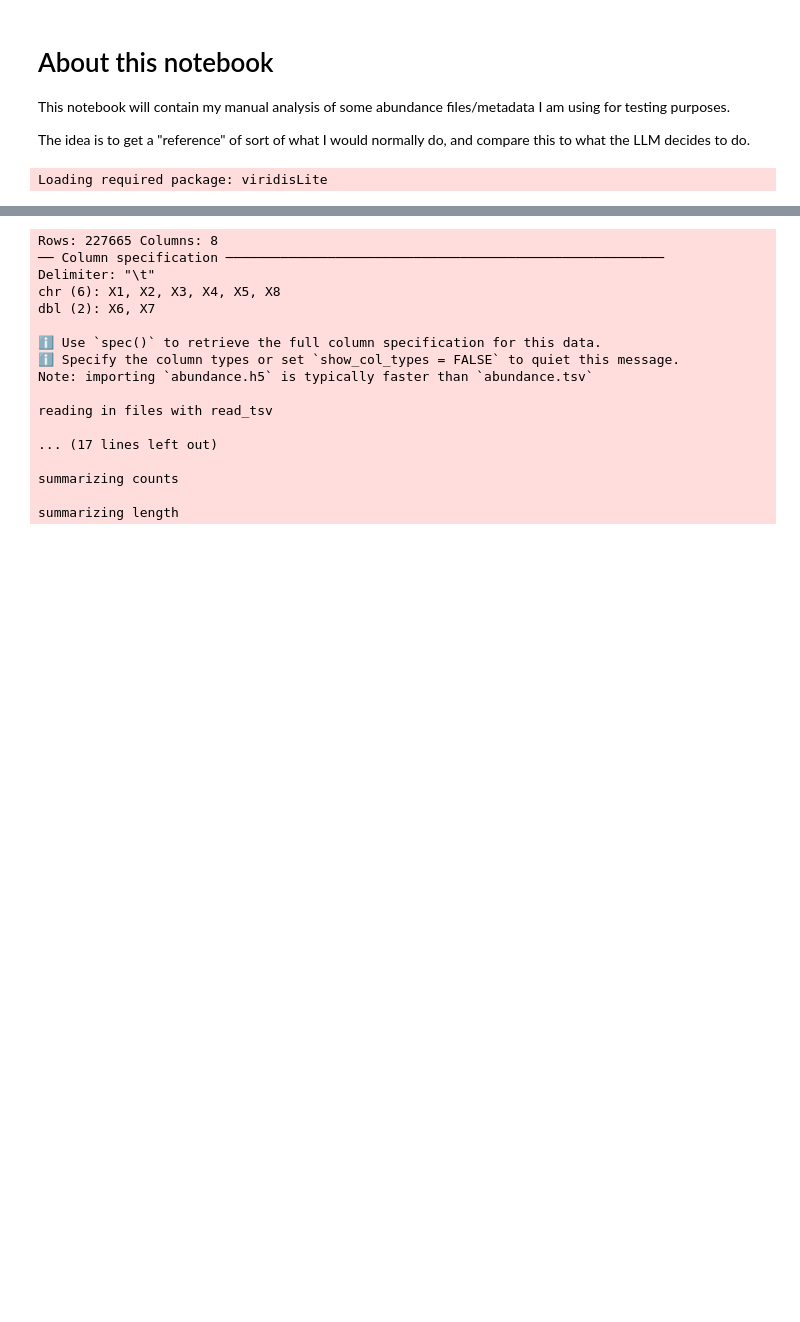
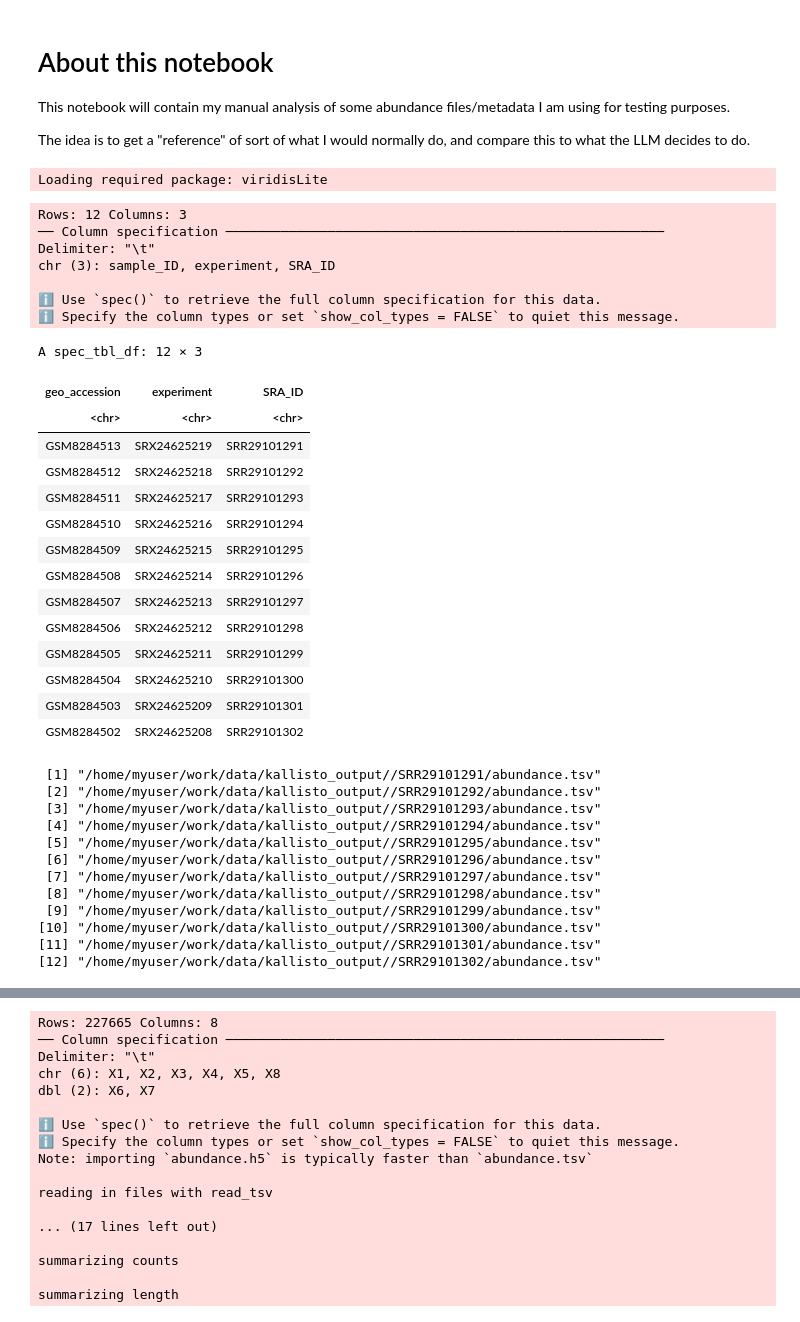
Before and after one commit to Kevin-G-Chen/UORCA, a Jupyter notebook: notebooks/3_analyse_data/ManualRNASeqAnalysis/ManualAnalysis.ipynb, the cells around one changed output, grey strips where cells are left out. Cells and saved outputs as stored; diff of their text form; code cells hidden in the pictures; blank space fills up the shorter version.

```diff
--- a/notebooks/3_analyse_data/ManualRNASeqAnalysis/ManualAnalysis.ipynb
+++ b/notebooks/3_analyse_data/ManualRNASeqAnalysis/ManualAnalysis.ipynb
@@ -16,6 +16,51 @@ library(janitor) # for cleaning up column names, though I'm not sure if this wil
 library(viridis)
 # %% [output]
 Loading required package: viridisLite
+# %%
+# In addition to loading the sample metadata, as per below, I also need to load a bit of extra "data" which links the sample GEO accessions to the SRA IDs
+
+link_meta <- read_tsv("~/work/notebooks//2_extract_data/results.txt") %>%
+dplyr::rename(geo_accession = sample_ID)
+link_meta
+
+# Now that these are all linked, everything is more rigorous (that's generous, more like the analysis is valid now, before it was not)
+
+files
+# %% [output]
+Rows: 12 Columns: 3
+── Column specification ────────────────────────────────────────────────────────
+Delimiter: "\t"
+chr (3): sample_ID, experiment, SRA_ID
+
+ℹ Use `spec()` to retrieve the full column specification for this data.
+ℹ Specify the column types or set `show_col_types = FALSE` to quiet this message.
+A spec_tbl_df: 12 × 3
+| geo_accession | experiment | SRA_ID |
+| <chr> | <chr> | <chr> |
+| GSM8284513 | SRX24625219 | SRR29101291 |
+| GSM8284512 | SRX24625218 | SRR29101292 |
+| GSM8284511 | SRX24625217 | SRR29101293 |
+| GSM8284510 | SRX24625216 | SRR29101294 |
+| GSM8284509 | SRX24625215 | SRR29101295 |
+| GSM8284508 | SRX24625214 | SRR29101296 |
+| GSM8284507 | SRX24625213 | SRR29101297 |
+| GSM8284506 | SRX24625212 | SRR29101298 |
+| GSM8284505 | SRX24625211 | SRR29101299 |
+| GSM8284504 | SRX24625210 | SRR29101300 |
+| GSM8284503 | SRX24625209 | SRR29101301 |
+| GSM8284502 | SRX24625208 | SRR29101302 |
+ [1] "/home/myuser/work/data/kallisto_output//SRR29101291/abundance.tsv"
+ [2] "/home/myuser/work/data/kallisto_output//SRR29101292/abundance.tsv"
+ [3] "/home/myuser/work/data/kallisto_output//SRR29101293/abundance.tsv"
+ [4] "/home/myuser/work/data/kallisto_output//SRR29101294/abundance.tsv"
+ [5] "/home/myuser/work/data/kallisto_output//SRR29101295/abundance.tsv"
+ [6] "/home/myuser/work/data/kallisto_output//SRR29101296/abundance.tsv"
+ [7] "/home/myuser/work/data/kallisto_output//SRR29101297/abundance.tsv"
+ [8] "/home/myuser/work/data/kallisto_output//SRR29101298/abundance.tsv"
+ [9] "/home/myuser/work/data/kallisto_output//SRR29101299/abundance.tsv"
+[10] "/home/myuser/work/data/kallisto_output//SRR29101300/abundance.tsv"
+[11] "/home/myuser/work/data/kallisto_output//SRR29101301/abundance.tsv"
+[12] "/home/myuser/work/data/kallisto_output//SRR29101302/abundance.tsv"
 # %%
 # Load metadata
 
```
Also changed, not shown: parts of 4 cells of this notebook, 1 other file.
